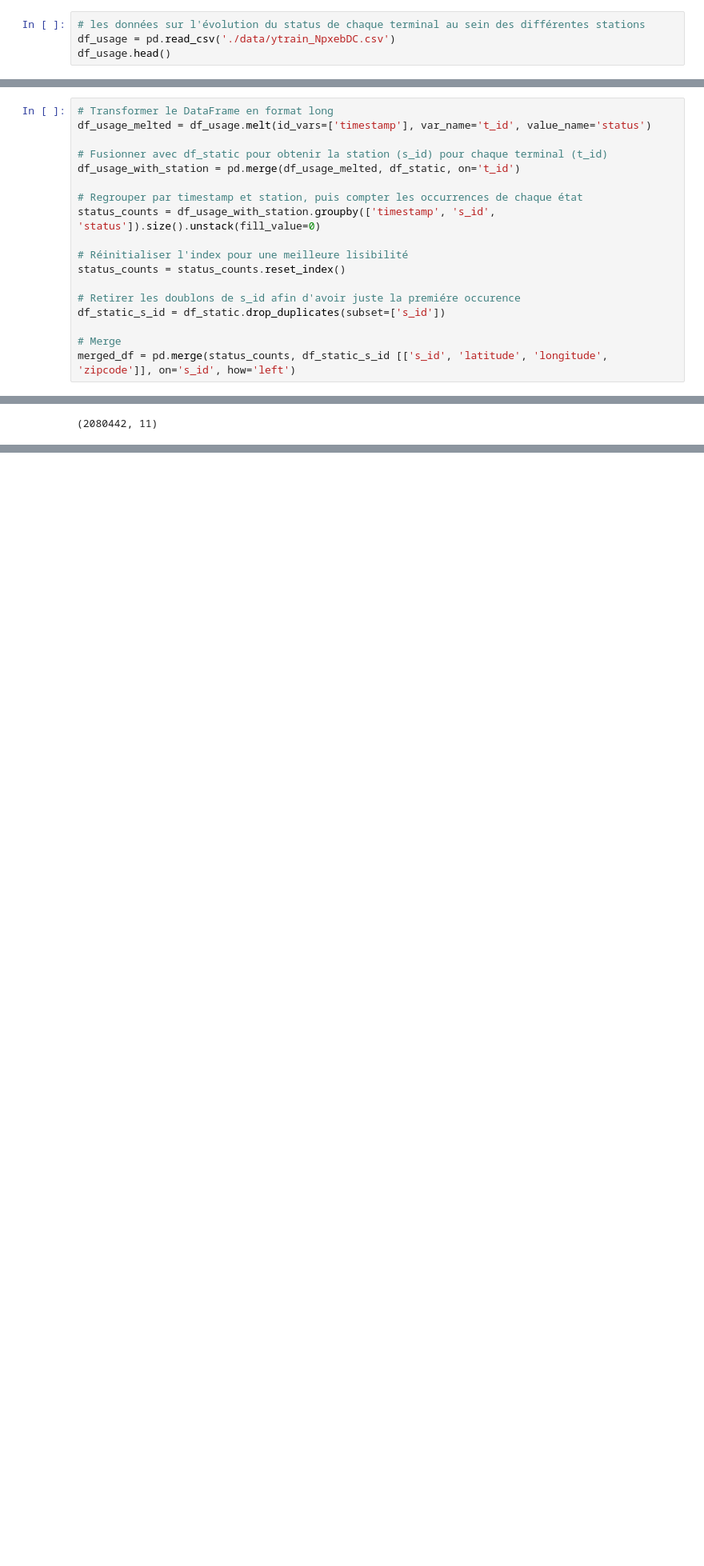
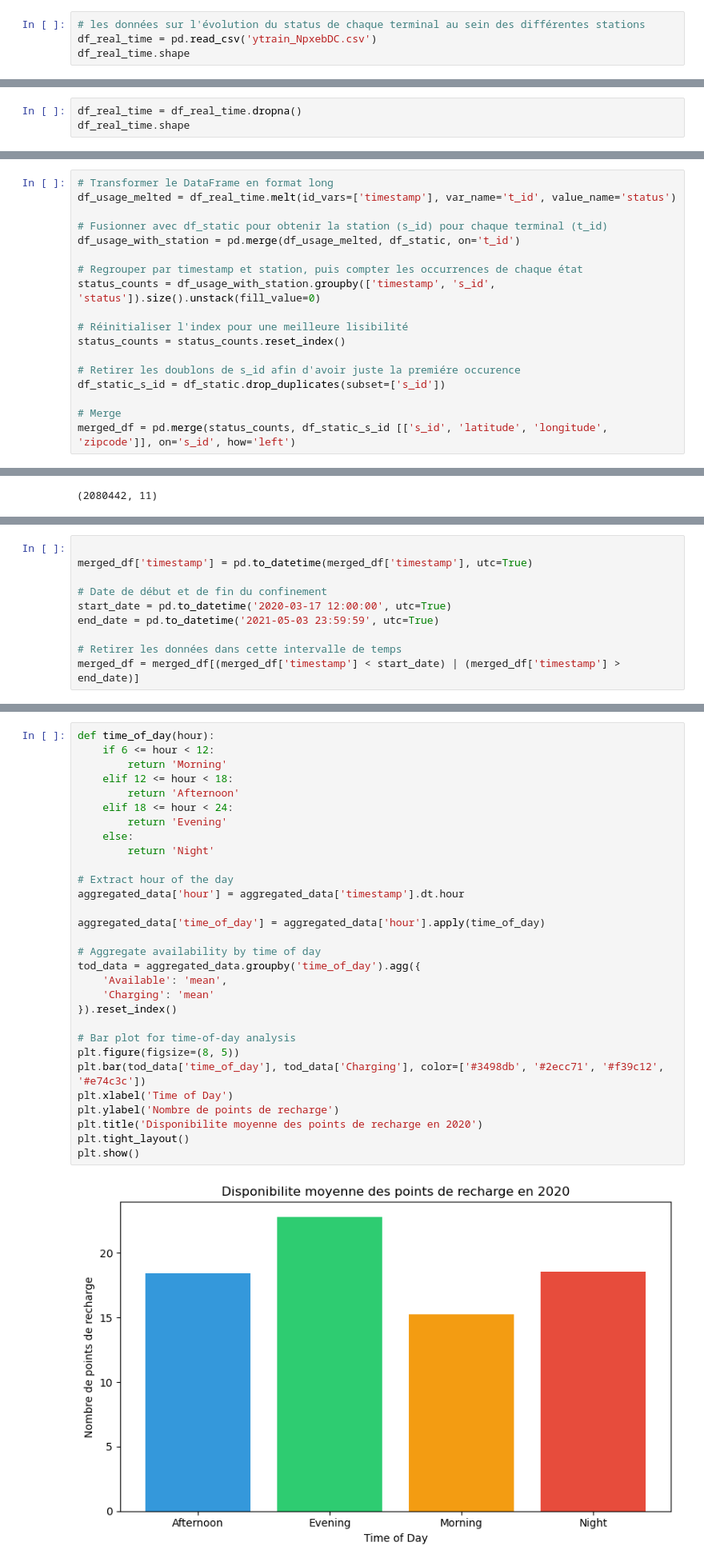
Before and after one commit to dantruski/Projet-Python-DS-Belib, a Jupyter notebook: manuel_2.ipynb, the cells around one changed output, grey strips where cells are left out. Shown at 80% size. Drawn from its saved outputs; the diff is of its cells as text; blank space fills up the shorter version.

```diff
--- a/manuel_2.ipynb
+++ b/manuel_2.ipynb
@@ -34,6 +34,6 @@ df_MT.head()
 | 4 | 2019-11-25T04:00:00+00:00 | 8.8 | 10.0 | 23.0 | 0.0 | Fluid | 315.1 |
 # %%
 # les données sur l'évolution du status de chaque terminal au sein des différentes stations
-df_usage = pd.read_csv('./data/ytrain_NpxebDC.csv')
-df_usage.head()
+df_real_time = pd.read_csv('ytrain_NpxebDC.csv')
+df_real_time.shape
 # %% [output]
@@ -130,0 +120,3 @@ df_usage.shape
+# %%
+df_real_time = df_real_time.dropna()
+df_real_time.shape
@@ -207,6 +185,6 @@ df.head()
 # %%
 # Transformer le DataFrame en format long
-df_usage_melted = df_usage.melt(id_vars=['timestamp'], var_name='t_id', value_name='status')
+df_usage_melted = df_real_time.melt(id_vars=['timestamp'], var_name='t_id', value_name='status')
 
 # Fusionner avec df_static pour obtenir la station (s_id) pour chaque terminal (t_id)
 df_usage_with_station = pd.merge(df_usage_melted, df_static, on='t_id')
@@ -264,0 +245,10 @@ merged_df.shape
+# %%
+
+merged_df['timestamp'] = pd.to_datetime(merged_df['timestamp'], utc=True)
+
+# Date de début et de fin du confinement
+start_date = pd.to_datetime('2020-03-17 12:00:00', utc=True)
+end_date = pd.to_datetime('2021-05-03 23:59:59', utc=True)
+
+# Retirer les données dans cette intervalle de temps
+merged_df = merged_df[(merged_df['timestamp'] < start_date) | (merged_df['timestamp'] > end_date)]
@@ -264,0 +503,32 @@ merged_df.shape
+# %%
+def time_of_day(hour):
+    if 6 <= hour < 12:
+        return 'Morning'
+    elif 12 <= hour < 18:
+        return 'Afternoon'
+    elif 18 <= hour < 24:
+        return 'Evening'
+    else:
+        return 'Night'
+
+# Extract hour of the day
+aggregated_data['hour'] = aggregated_data['timestamp'].dt.hour
+
+aggregated_data['time_of_day'] = aggregated_data['hour'].apply(time_of_day)
+
+# Aggregate availability by time of day
+tod_data = aggregated_data.groupby('time_of_day').agg({
+    'Available': 'mean',
+    'Charging': 'mean'
+}).reset_index()
+
+# Bar plot for time-of-day analysis
+plt.figure(figsize=(8, 5))
+plt.bar(tod_data['time_of_day'], tod_data['Charging'], color=['#3498db', '#2ecc71', '#f39c12', '#e74c3c'])
+plt.xlabel('Time of Day')
+plt.ylabel('Nombre de points de recharge')
+plt.title('Disponibilite moyenne des points de recharge en 2020')
+plt.tight_layout()
+plt.show()
+# %% [output]
+[figure, added]
```
Also changed, not shown: parts of 32 cells of this notebook, 1 other file.
